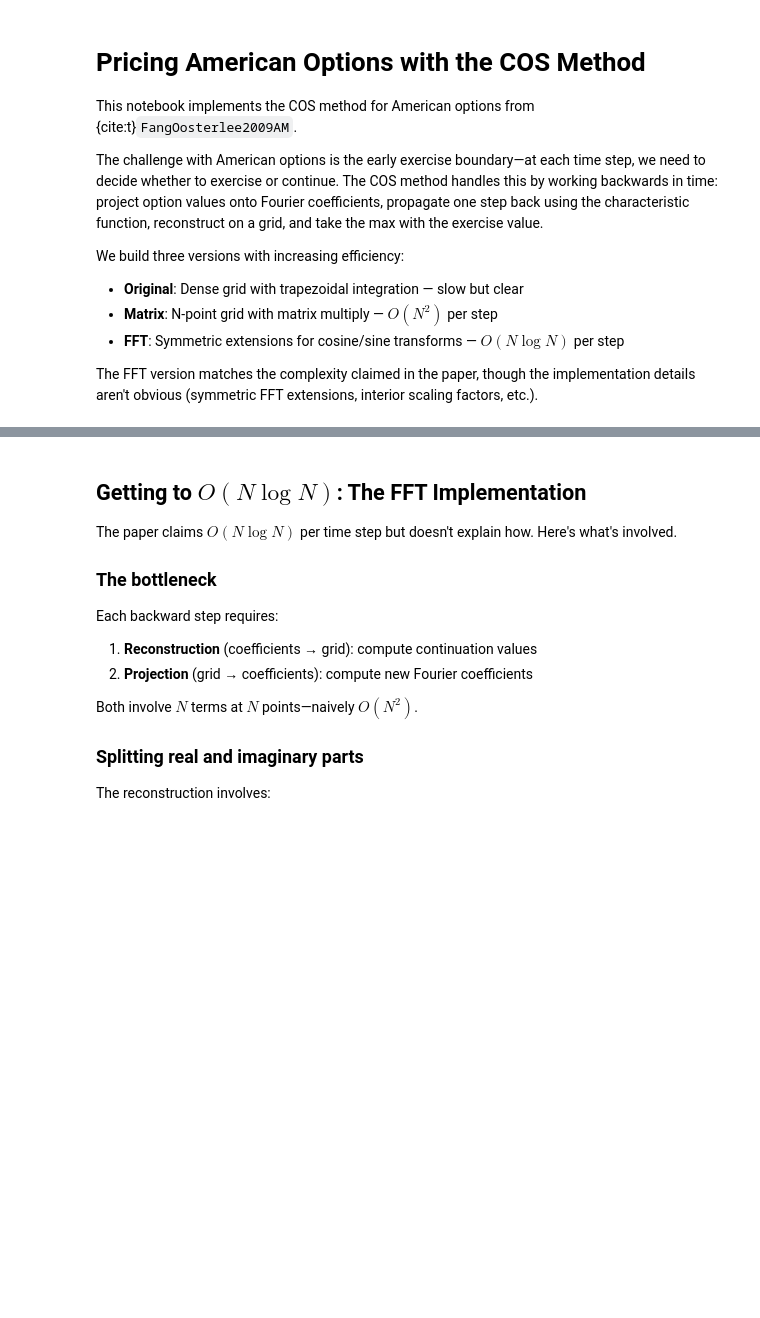
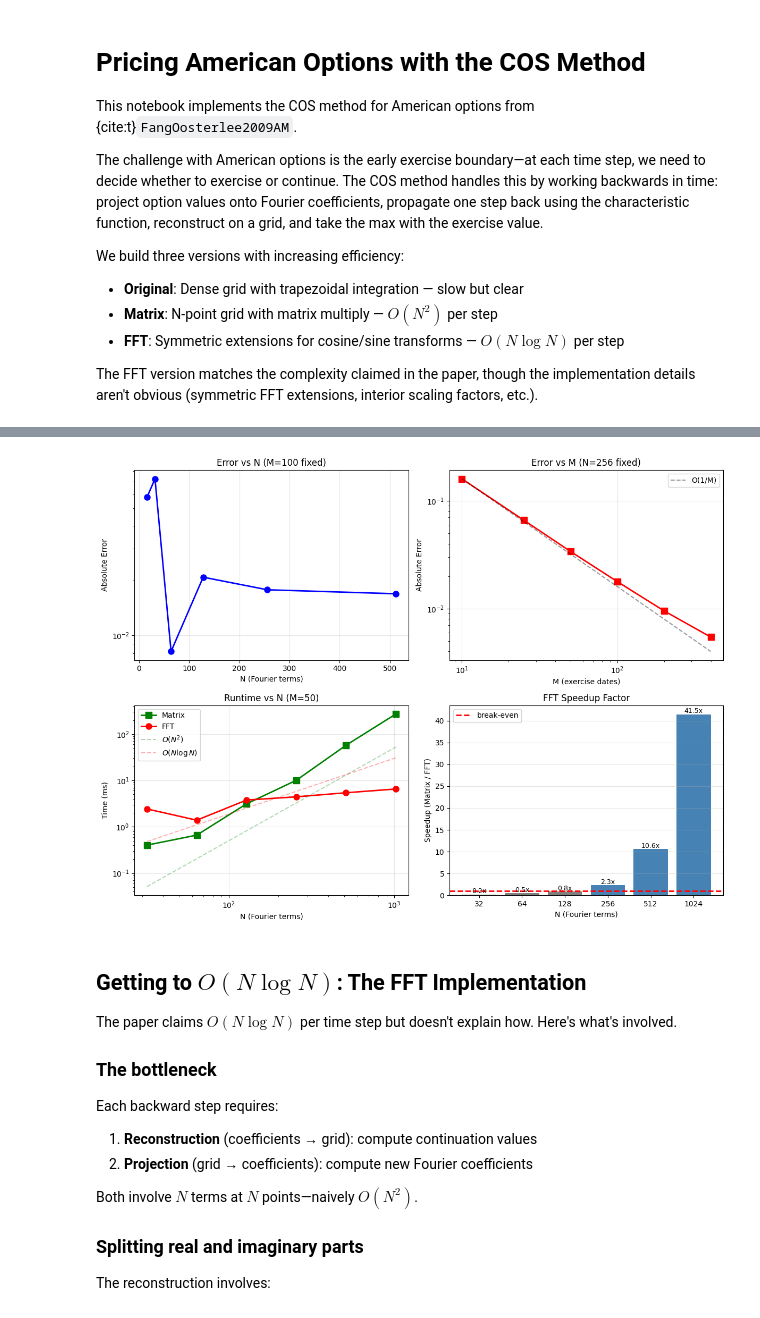
Before and after one commit to libapatrik/Quantitative-Finance-Book, a Jupyter notebook: american_options/04_cos_american.ipynb, the cells around one changed output, grey strips where cells are left out. Saved outputs shown, nothing was run; the diff lists cells and outputs as text; code cells hidden in the pictures; blank space fills up the shorter version.

```diff
--- a/american_options/04_cos_american.ipynb
+++ b/american_options/04_cos_american.ipynb
@@ -141,13 +141,10 @@ def cos_american_put_fast(S0, K, r, sigma, T, N=128, M=50):
 
 
 def cos_american_put_fft(S0, K, r, sigma, T, N=128, M=50):
-    """
-    FFT-based COS method matching paper's O(M × N log N) complexity.
-
+    """ FFT-based COS method matching paper's O(M × N log N) complexity.
     Uses symmetric FFT extensions for cosine/sine transforms:
     - Even extension for cosine sums
     - Odd extension for sine sums
-
     For large N (>256), this is significantly faster than matrix version.
     """
     x0 = np.log(S0 / K)
@@ -463,3 +232,83 @@ Method Comparison at N=128, M=50:
+# %%
+S0, K, r, sigma, T = 100, 100, 0.05, 0.2, 1.0
+ref = binomial_american_put(S0, K, r, sigma, T, N=2000)
+
+fig, axes = plt.subplots(2, 2, figsize=(12, 9))
+
+# --- Error vs N (spectral convergence) ---
+ax1 = axes[0, 0]
+N_vals = [16, 32, 64, 128, 256, 512]
+errors_N = [abs(cos_american_put_fft(S0, K, r, sigma, T, N=N, M=100) - ref) for N in N_vals]
+
+ax1.semilogy(N_vals, errors_N, 'bo-', lw=2, ms=8)
+ax1.set_xlabel('N (Fourier terms)')
+ax1.set_ylabel('Absolute Error')
+ax1.set_title('Error vs N (M=100 fixed)')
+ax1.grid(True, alpha=0.3)
+
+# --- Error vs M (temporal convergence) ---
+ax2 = axes[0, 1]
+M_vals = [10, 25, 50, 100, 200, 400]
+errors_M = [abs(cos_american_put_fft(S0, K, r, sigma, T, N=256, M=M) - ref) for M in M_vals]
+
+ax2.loglog(M_vals, errors_M, 'rs-', lw=2, ms=8)
+# O(1/M) reference
+M_ref = np.array([10, 400])
+ax2.loglog(M_ref, errors_M[0] * (M_vals[0] / M_ref), 'k--', alpha=0.4, label='O(1/M)')
+ax2.set_xlabel('M (exercise dates)')
+ax2.set_ylabel('Absolute Error')
+ax2.set_title('Error vs M (N=256 fixed)')
+ax2.legend()
+ax2.grid(True, alpha=0.3)
+
+# --- Runtime vs N ---
+ax3 = axes[1, 0]
+N_time = [32, 64, 128, 256, 512, 1024]
+times_mat, times_fft = [], []
+
+for N in N_time:
+    # matrix
+    t0 = time.time()
+    for _ in range(5): cos_american_put_fast(S0, K, r, sigma, T, N=N, M=50)
+    times_mat.append((time.time() - t0) / 5 * 1000)
+    # fft
+    t0 = time.time()
+    for _ in range(5): cos_american_put_fft(S0, K, r, sigma, T, N=N, M=50)
+    times_fft.append((time.time() - t0) / 5 * 1000)
+
+ax3.loglog(N_time, times_mat, 'gs-', lw=2, ms=8, label='Matrix')
+ax3.loglog(N_time, times_fft, 'ro-', lw=2, ms=8, label='FFT')
+# complexity reference lines
+N_ref = np.array([32, 1024])
+ax3.loglog(N_ref, 0.00005 * N_ref**2, 'g--', alpha=0.3, label='$O(N^2)$')
+ax3.loglog(N_ref, 0.003 * N_ref * np.log2(N_ref), 'r--', alpha=0.3, label='$O(N\\log N)$')
+ax3.set_xlabel('N (Fourier terms)')
+ax3.set_ylabel('Time (ms)')
+ax3.set_title('Runtime vs N (M=50)')
+ax3.legend(loc='upper left')
+ax3.grid(True, alpha=0.3)
+
+# --- FFT speedup ---
+ax4 = axes[1, 1]
+speedups = [tm/tf for tm, tf in zip(times_mat, times_fft)]
+colors = ['gray' if s < 1 else 'steelblue' for s in speedups]
+bars = ax4.bar(range(len(N_time)), speedups, color=colors)
+ax4.axhline(1, color='red', ls='--', lw=2, label='break-even')
+ax4.set_xticks(range(len(N_time)))
+ax4.set_xticklabels([str(n) for n in N_time])
+ax4.set_xlabel('N (Fourier terms)')
+ax4.set_ylabel('Speedup (Matrix / FFT)')
+ax4.set_title('FFT Speedup Factor')
+ax4.legend()
+ax4.grid(True, alpha=0.3, axis='y')
+for bar, s in zip(bars, speedups):
+    ax4.text(bar.get_x() + bar.get_width()/2, bar.get_height() + 0.3, f'{s:.1f}x',
+             ha='center', fontsize=9)
+
+plt.tight_layout()
+plt.show()
+# %% [output]
+[figure, added]
 # %% [markdown]
 ## Getting to $O(N \log N)$: The FFT Implementation
 
```
Also changed, not shown: parts of 6 cells of this notebook, 7 other files.
